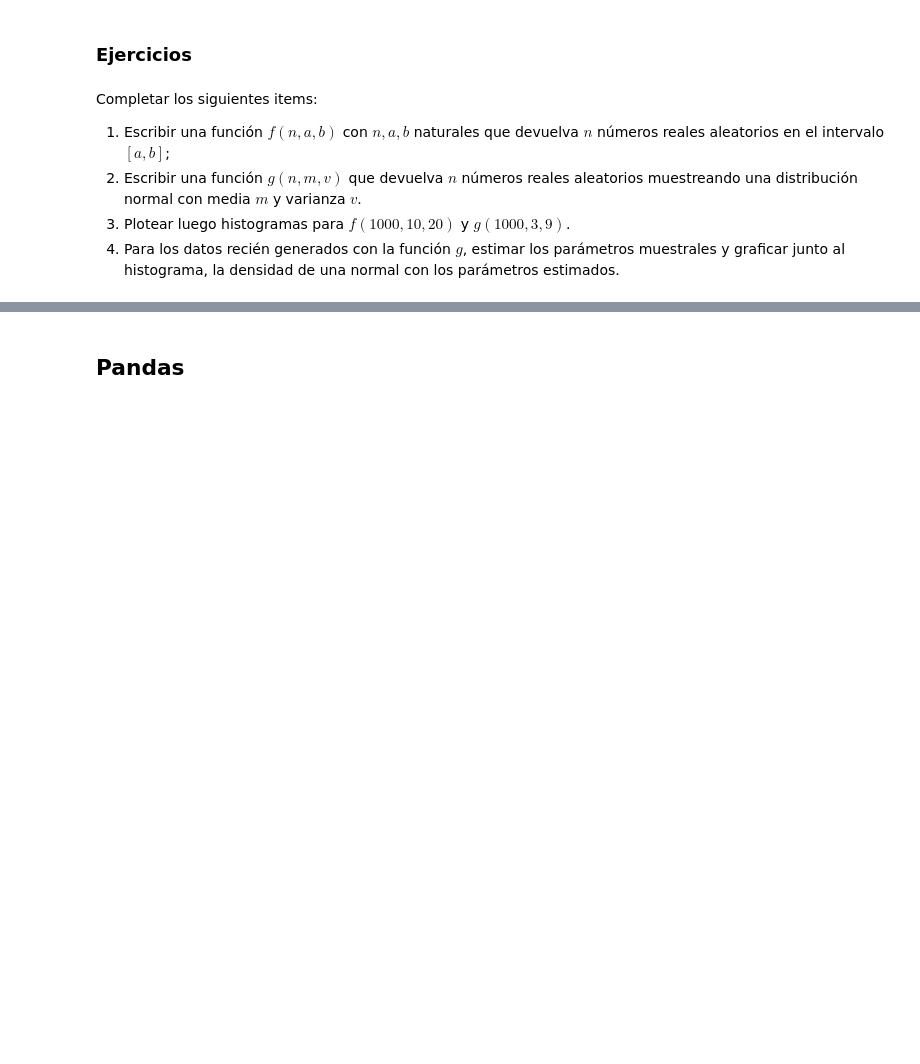
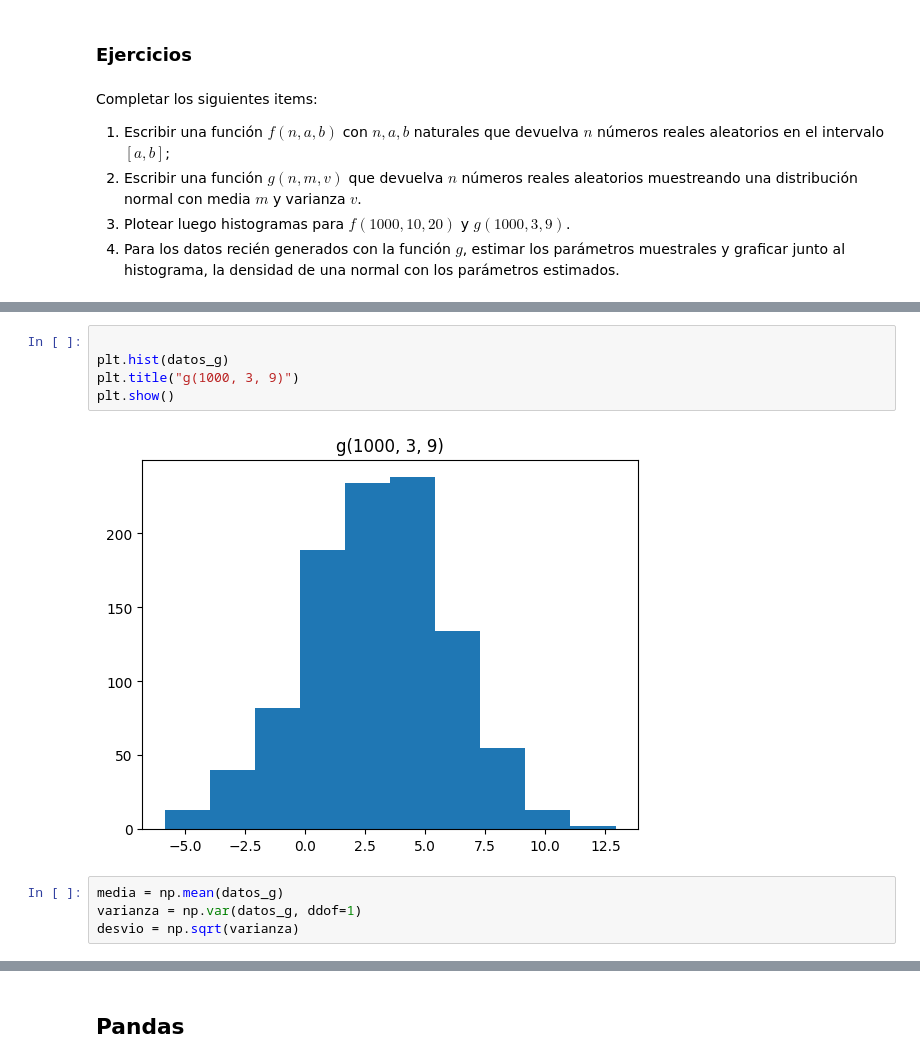
Before and after one commit to maguikhichfe/botVentas, a Jupyter notebook: notebooks/notebook_01_herramientas-published.ipynb, the cells around one changed output, grey strips where cells are left out. Cells and saved outputs as stored; diff of their text form; blank space fills up the shorter version.

```diff
--- a/notebooks/notebook_01_herramientas-published.ipynb
+++ b/notebooks/notebook_01_herramientas-published.ipynb
@@ -287,0 +331,11 @@ def g(n: int, m: float, v: float) -> np.ndarray:
+# %%
+
+plt.hist(datos_g)
+plt.title("g(1000, 3, 9)")
+plt.show()
+# %% [output]
+[figure, added]
+# %%
+media = np.mean(datos_g)
+varianza = np.var(datos_g, ddof=1)
+desvio = np.sqrt(varianza)
```
Also changed, not shown: parts of 12 cells of this notebook.
